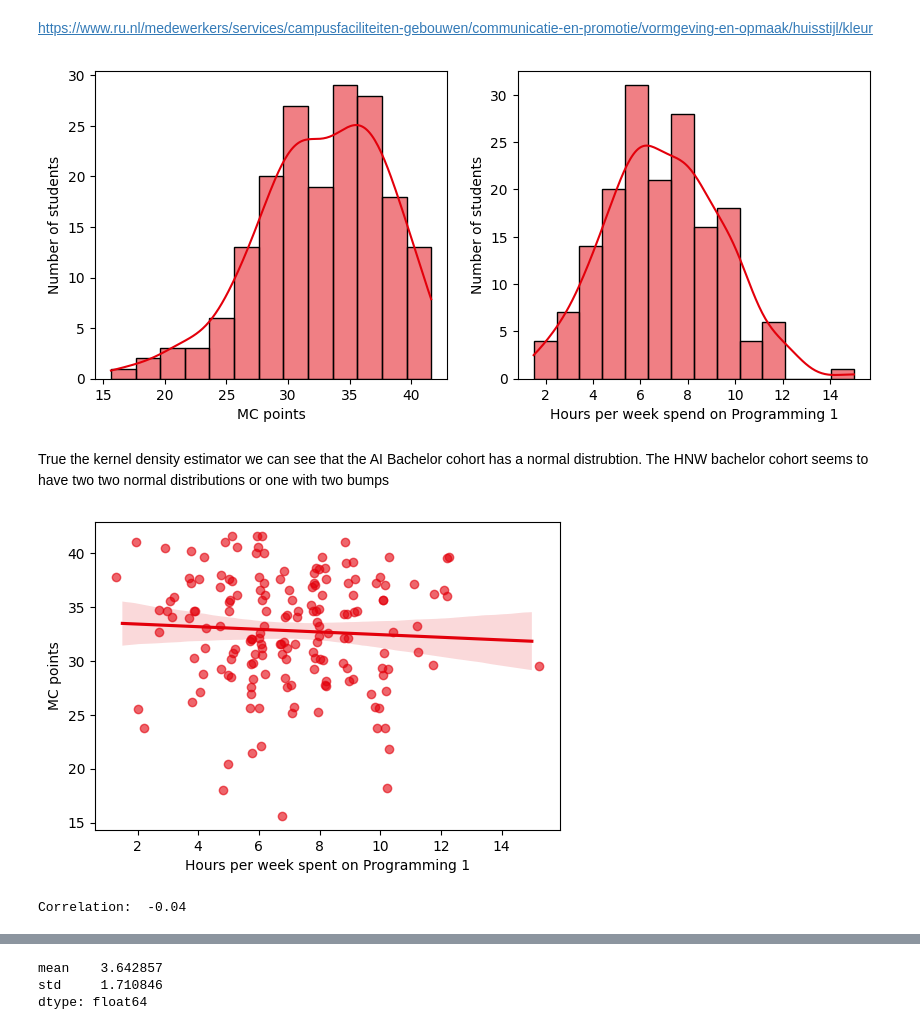
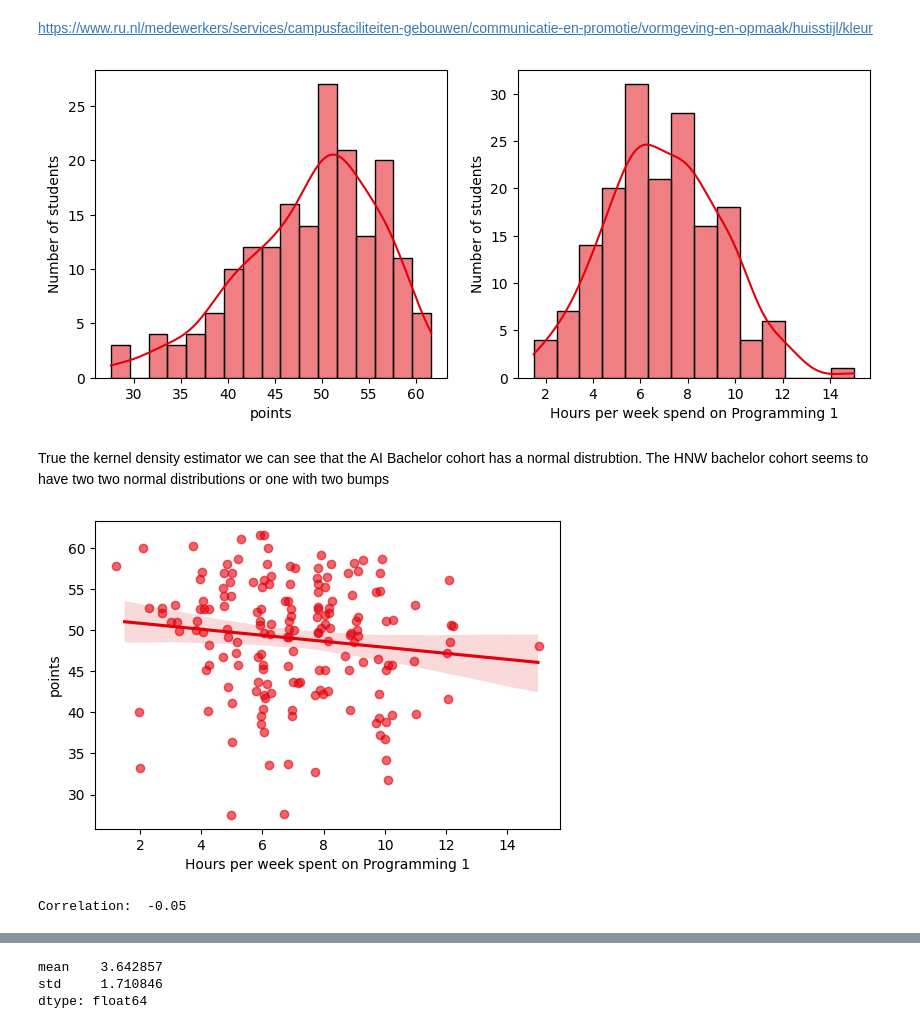
Before and after one commit to Hakan-Erol/bachelor-thesis, a Jupyter notebook: Exploratory Analysis.ipynb, the cells around one changed output, grey strips where cells are left out. Drawn from its saved outputs; the diff is of its cells as text; code cells hidden in the pictures.

Commit message:
Fixed a problem with the wrong question 43 mapping + added total points of the exam instead of only MC questions

```diff
--- a/Exploratory Analysis.ipynb
+++ b/Exploratory Analysis.ipynb
@@ -70,8 +70,8 @@ df['40']= df['40'].map(label_mapping)
 # Distribution points
 
 fig,ax = plt.subplots(1,2,figsize=(10,4))
-sns.histplot(data=df,x="MC points",binwidth=2,kde=True,ax=ax[0],color=main_color)
-ax[0].set_xlabel("MC points")
+sns.histplot(data=df,x="points",binwidth=2,kde=True,ax=ax[0],color=main_color)
+ax[0].set_xlabel("points")
 ax[0].set_ylabel("Number of students")
 
 
@@ -87,22 +87,22 @@ ax[1].set_xlabel("Hours per week spend on Programming 1")
 fig.savefig("Figures/dist_points_hours.pdf")
 plt.show()
 # %% [output]
-[figure, old version]
+[figure, new version]
 # %% [markdown]
 True the kernel density estimator we can see that the AI Bachelor cohort has a normal distrubtion. The HNW bachelor cohort seems to have two two normal distributions or one with two bumps
 # %%
 fig,ax = plt.subplots(figsize=(6,4))
 # Hours vs points
-rho = df['46'].corr(df['MC points'])
-sns.regplot(df_hours,x='46',y='MC points',x_jitter=0.3,scatter_kws={"alpha":0.6},color=main_color,ax=ax)
-# plt.title(f"Study hours vs MC points (Correlation: {rho:.2f})")
+rho = df['46'].corr(df['points'])
+sns.regplot(df_hours,x='46',y='points',x_jitter=0.3,scatter_kws={"alpha":0.6},color=main_color,ax=ax)
+# plt.title(f"Study hours vs points (Correlation: {rho:.2f})")
 ax.set_xlabel("Hours per week spent on Programming 1")
 fig.savefig("Figures/hours_vs_points.pdf")
 plt.show()
 print("Correlation: ",f"{rho:.2f}")
 # %% [output]
-[figure, old version]
+[figure, new version]
-Correlation:  -0.04
+Correlation:  -0.05
 # %%
 df_strats= df["43"].dropna()
 # %%
```
Also changed, not shown: parts of 4 cells of this notebook, 4 other files.
